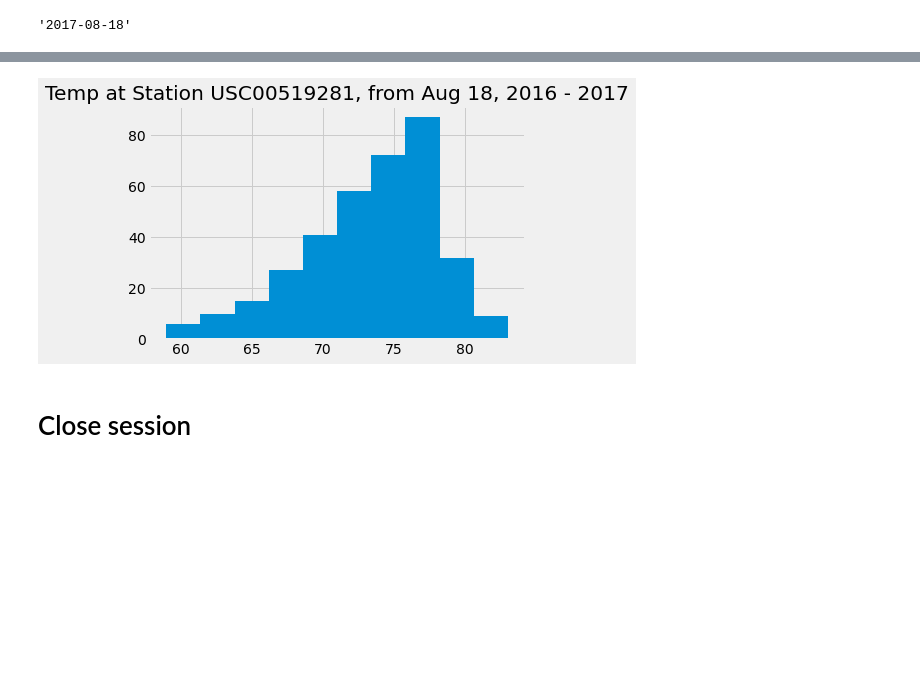
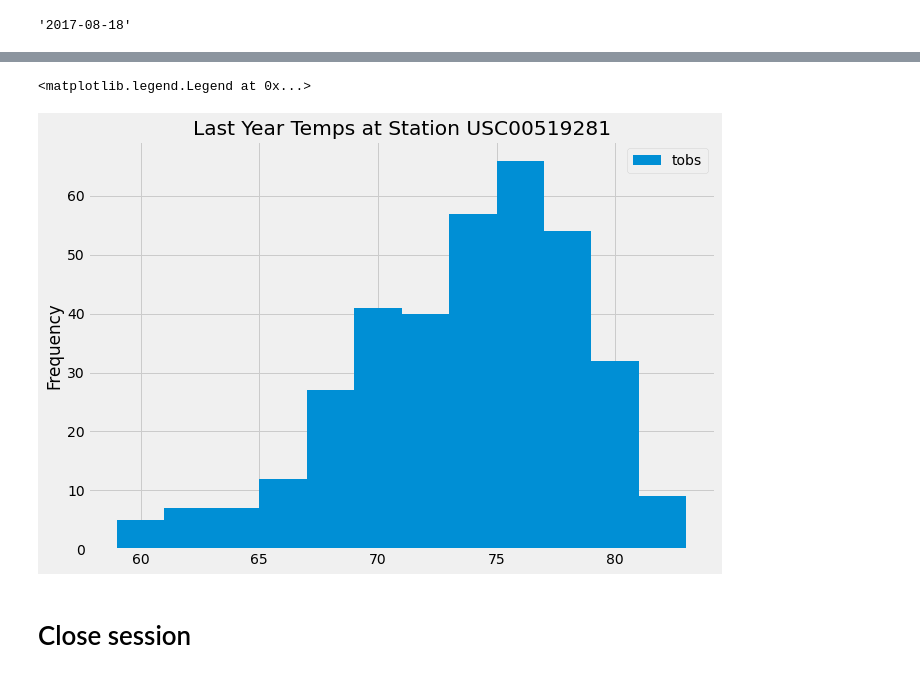
Before and after one commit to mbruns13/sqlalchemy-challenge, a Jupyter notebook: climate_starter.ipynb, the cells around one changed output, grey strips where cells are left out. Saved outputs shown, nothing was run; the diff lists cells and outputs as text; code cells hidden in the pictures; blank space fills up the shorter version.

```diff
--- a/climate_starter.ipynb
+++ b/climate_starter.ipynb
@@ -231,9 +218,9 @@ station_df
-# %%
-station_df.hist()
-plt.title("Temp at Station USC00519281, from Aug 18, 2016 - 2017")
-plt.show()
-# %% [output]
-[figure, removed]
+# %%
+station_df.plot.hist(title="Last Year Temps at Station USC00519281", bins=12, figsize=(10,7)).legend(loc="upper right")
+#NEED TO FIX - x label cut off
+# %% [output]
+<matplotlib.legend.Legend at 0x...>
+[figure, added]
 # %% [markdown]
 # Close session
 # %%
```
Also changed, not shown: parts of 11 cells of this notebook, 1 other file.
